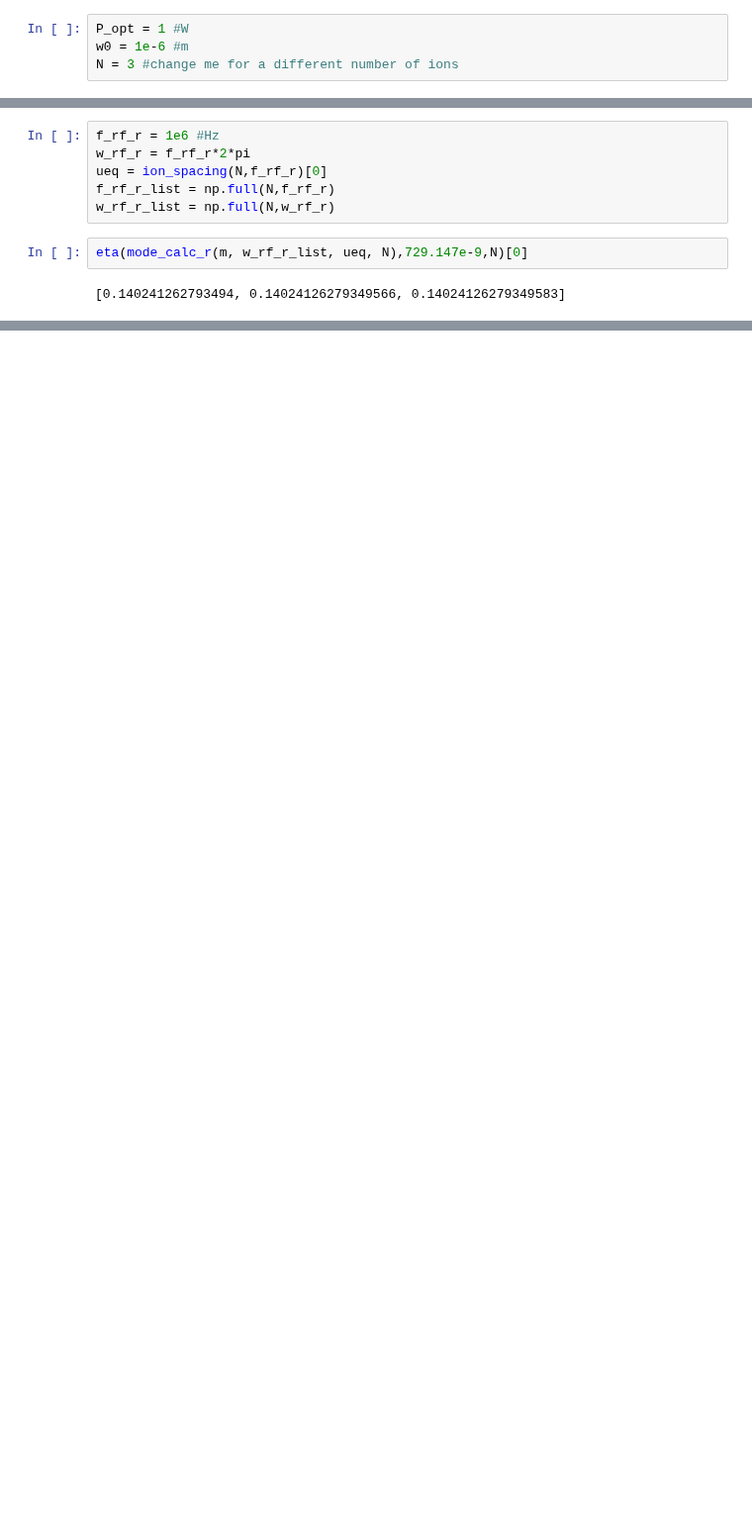
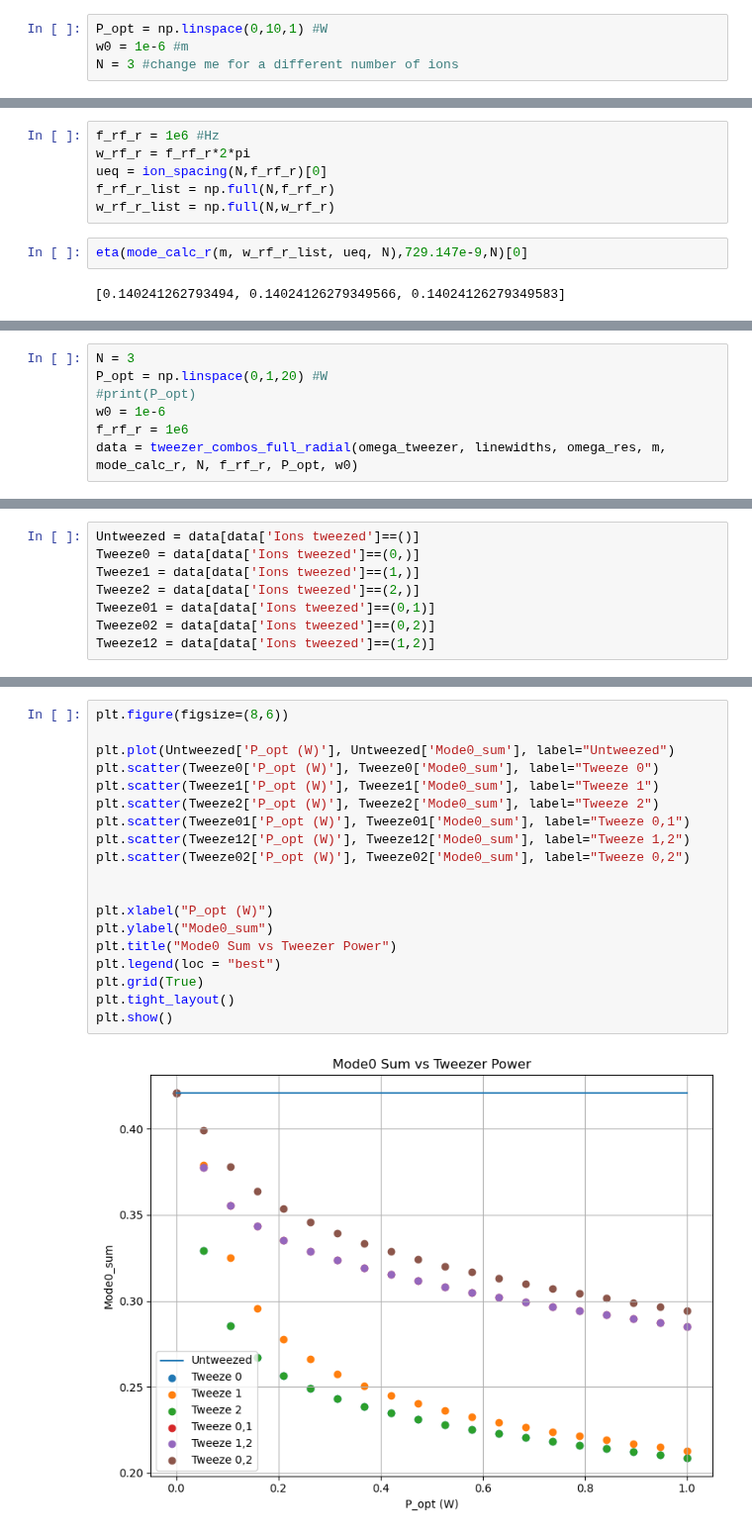
Before and after one commit to SQRLab/BladeRunner, a Jupyter notebook: Tweezers/SBC_Speedup.ipynb, the cells around one changed output, grey strips where cells are left out. Shown at 99% size. Drawn from its saved outputs; the diff is of its cells as text; blank space fills up the shorter version.

Commit message:
SBC figures

```diff
--- a/Tweezers/SBC_Speedup.ipynb
+++ b/Tweezers/SBC_Speedup.ipynb
@@ -35,7 +36,7 @@ print(linewidths)
 # %% [output]
 [1.47e+08 1.40e+08]
 # %%
-P_opt = 1 #W
+P_opt = np.linspace(0,10,1) #W
 w0 = 1e-6 #m
 N = 3 #change me for a different number of ions
 # %%
@@ -136,0 +192,7 @@ df
+# %%
+N = 3
+P_opt = np.linspace(0,1,20) #W
+#print(P_opt)
+w0 = 1e-6
+f_rf_r = 1e6
+data = tweezer_combos_full_radial(omega_tweezer, linewidths, omega_res, m, mode_calc_r, N, f_rf_r, P_opt, w0)
@@ -136,0 +220,8 @@ df
+# %%
+Untweezed = data[data['Ions tweezed']==()]
+Tweeze0 = data[data['Ions tweezed']==(0,)]
+Tweeze1 = data[data['Ions tweezed']==(1,)]
+Tweeze2 = data[data['Ions tweezed']==(2,)]
+Tweeze01 = data[data['Ions tweezed']==(0,1)]
+Tweeze02 = data[data['Ions tweezed']==(0,2)]
+Tweeze12 = data[data['Ions tweezed']==(1,2)]
@@ -136,0 +249,21 @@ df
+# %%
+plt.figure(figsize=(8,6))
+
+plt.plot(Untweezed['P_opt (W)'], Untweezed['Mode0_sum'], label="Untweezed")
+plt.scatter(Tweeze0['P_opt (W)'], Tweeze0['Mode0_sum'], label="Tweeze 0")
+plt.scatter(Tweeze1['P_opt (W)'], Tweeze1['Mode0_sum'], label="Tweeze 1")
+plt.scatter(Tweeze2['P_opt (W)'], Tweeze2['Mode0_sum'], label="Tweeze 2")
+plt.scatter(Tweeze01['P_opt (W)'], Tweeze01['Mode0_sum'], label="Tweeze 0,1")
+plt.scatter(Tweeze12['P_opt (W)'], Tweeze12['Mode0_sum'], label="Tweeze 1,2")
+plt.scatter(Tweeze02['P_opt (W)'], Tweeze02['Mode0_sum'], label="Tweeze 0,2")
+
+
+plt.xlabel("P_opt (W)")
+plt.ylabel("Mode0_sum")
+plt.title("Mode0 Sum vs Tweezer Power")
+plt.legend(loc = "best")
+plt.grid(True)
+plt.tight_layout()
+plt.show()
+# %% [output]
+[figure, added]
```
Also changed, not shown: parts of 23 cells of this notebook.
